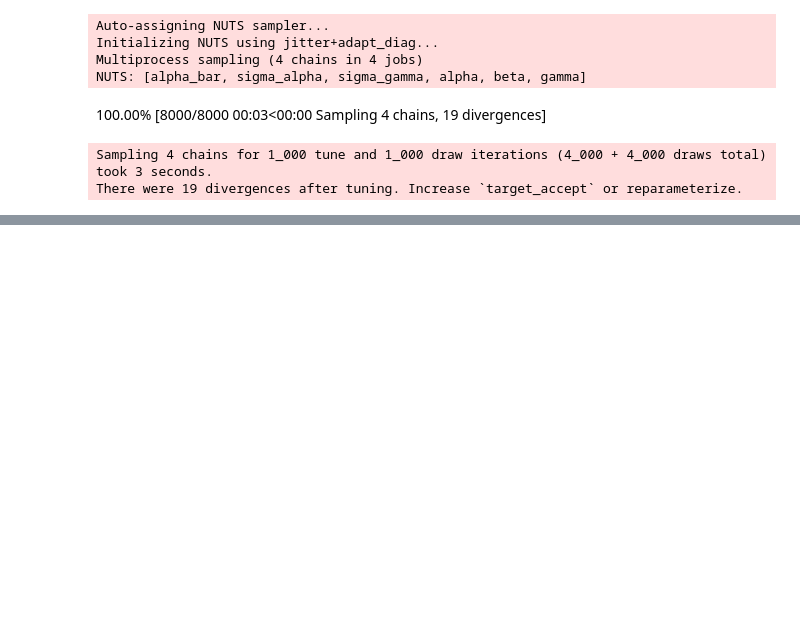
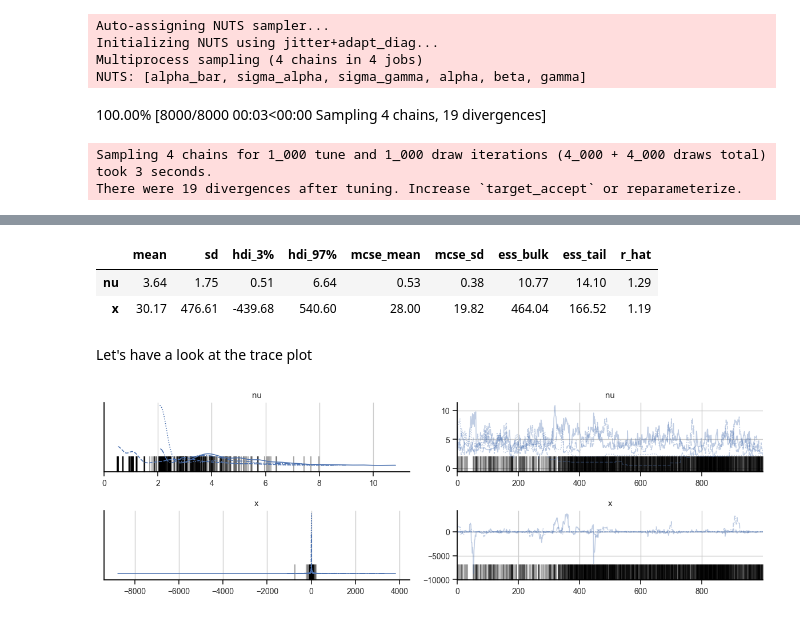
Before and after one commit to chris-leonard/statistical-rethinking, a Jupyter notebook: notes/chapter_13.ipynb, the cells around one changed output, grey strips where cells are left out. Saved outputs shown, nothing was run; the diff lists cells and outputs as text; code cells hidden in the pictures; blank space fills up the shorter version.

```diff
--- a/notes/chapter_13.ipynb
+++ b/notes/chapter_13.ipynb
@@ -462,0 +701,8 @@ axs[1].set(title="Standard deviation hyper-posteriors");
+# %%
+with pm.Model() as m13_7:
+    # priors
+    nu = pm.Normal("nu", mu=0, sigma=3)
+    x = pm.Normal("x", mu=0, sigma=pm.math.exp(nu))
+
+    # sample
+    trace_13_7 = pm.sample(random_seed=RANDOM_SEED)
@@ -462,0 +719,18 @@ axs[1].set(title="Standard deviation hyper-posteriors");
+# %%
+az.summary(
+    trace_13_7,
+    round_to=2,
+)
+# %% [output]
+|  | mean | sd | hdi_3% | hdi_97% | mcse_mean | mcse_sd | ess_bulk | ess_tail | r_hat |
+| nu | 3.64 | 1.75 | 0.51 | 6.64 | 0.53 | 0.38 | 10.77 | 14.10 | 1.29 |
+| x | 30.17 | 476.61 | -439.68 | 540.60 | 28.00 | 19.82 | 464.04 | 166.52 | 1.19 |
+# %% [markdown]
+Let's have a look at the trace plot
+# %%
+axs = az.plot_trace(
+    trace_13_7,
+)
+axs.ravel()[0].get_figure().tight_layout();
+# %% [output]
+[figure, added]
```
Also changed, not shown: parts of 66 cells of this notebook.
